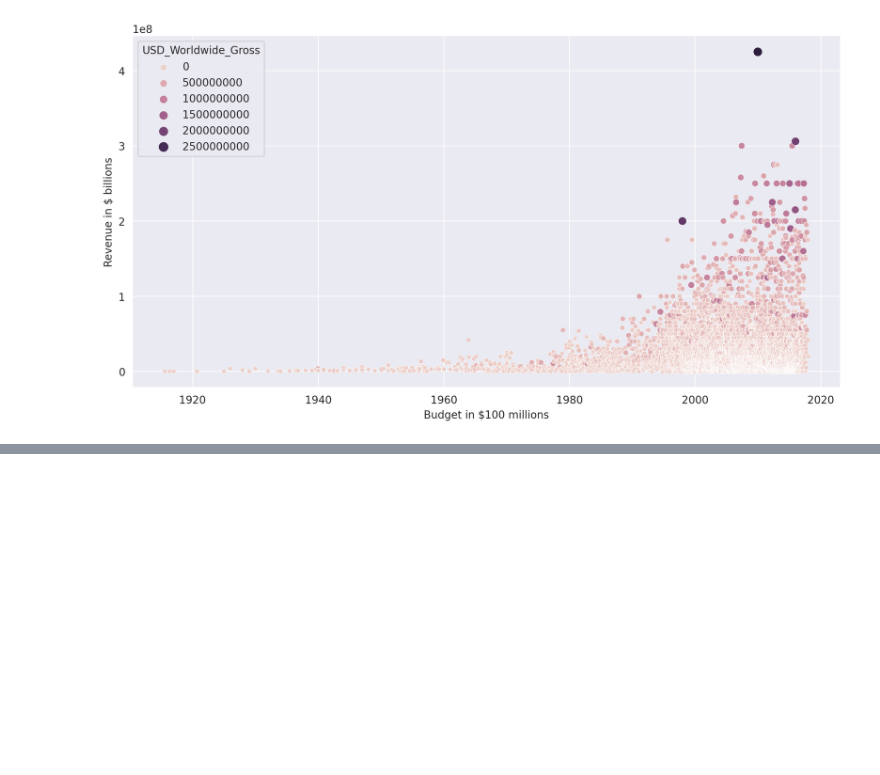
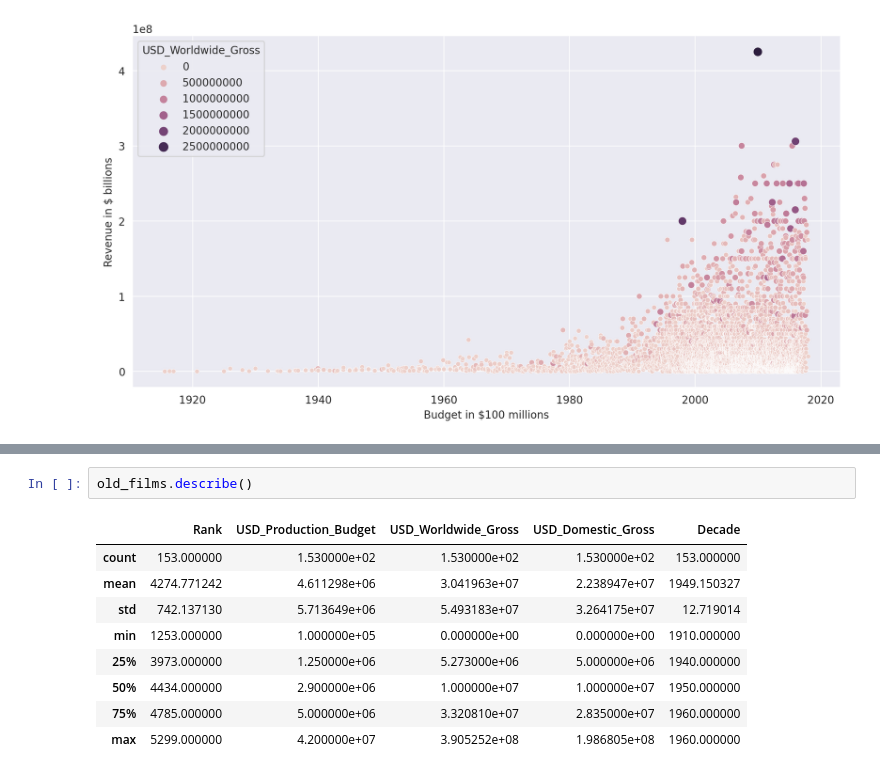
Before and after one commit to Chepngeno-langat/DS-projects, a Jupyter notebook: Seaborn and linear regression/seaborn and linear regression.ipynb, the cells around one changed output, grey strips where cells are left out. Saved outputs shown, nothing was run; the diff lists cells and outputs as text; blank space fills up the shorter version.

```diff
--- a/Seaborn and linear regression/seaborn and linear regression.ipynb
+++ b/Seaborn and linear regression/seaborn and linear regression.ipynb
@@ -265,0 +307,12 @@ with sns.axes_style('darkgrid'):
+# %%
+old_films.describe()
+# %% [output]
+|  | Rank | USD_Production_Budget | USD_Worldwide_Gross | USD_Domestic_Gross | Decade |
+| count | 153.000000 | 1.530000e+02 | 1.530000e+02 | 1.530000e+02 | 153.000000 |
+| mean | 4274.771242 | 4.611298e+06 | 3.041963e+07 | 2.238947e+07 | 1949.150327 |
+| std | 742.137130 | 5.713649e+06 | 5.493183e+07 | 3.264175e+07 | 12.719014 |
+| min | 1253.000000 | 1.000000e+05 | 0.000000e+00 | 0.000000e+00 | 1910.000000 |
+| 25% | 3973.000000 | 1.250000e+06 | 5.273000e+06 | 5.000000e+06 | 1940.000000 |
+| 50% | 4434.000000 | 2.900000e+06 | 1.000000e+07 | 1.000000e+07 | 1950.000000 |
+| 75% | 4785.000000 | 5.000000e+06 | 3.320810e+07 | 2.835000e+07 | 1960.000000 |
+| max | 5299.000000 | 4.200000e+07 | 3.905252e+08 | 1.986805e+08 | 1960.000000 |
```
Also changed, not shown: parts of 5 cells of this notebook.
